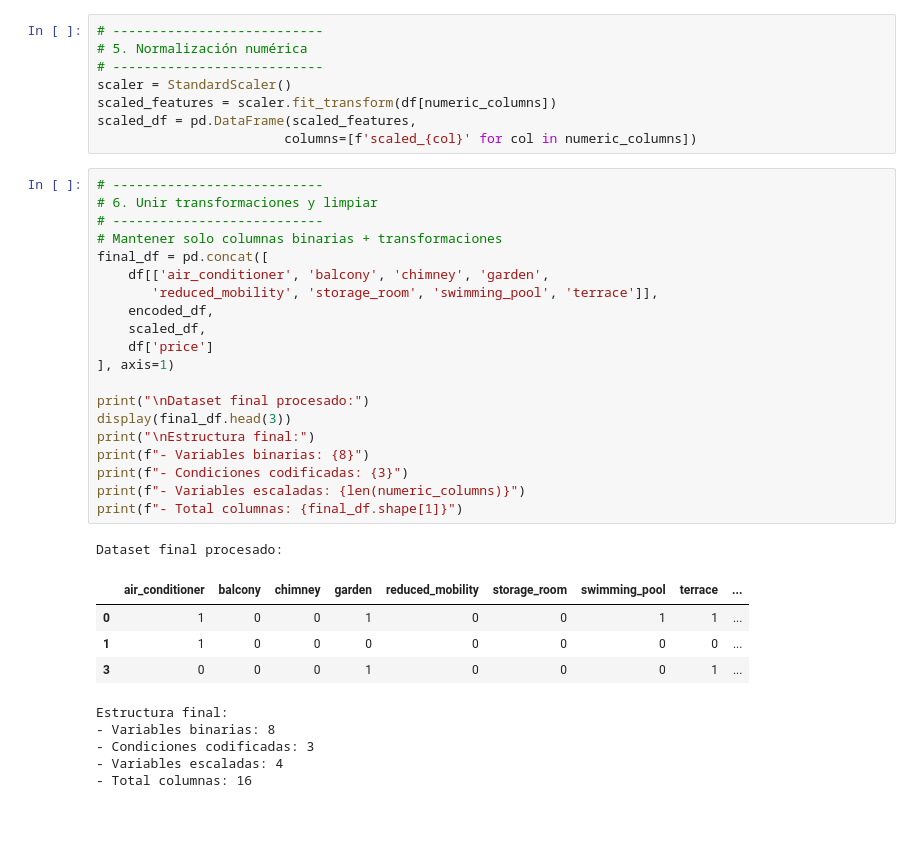
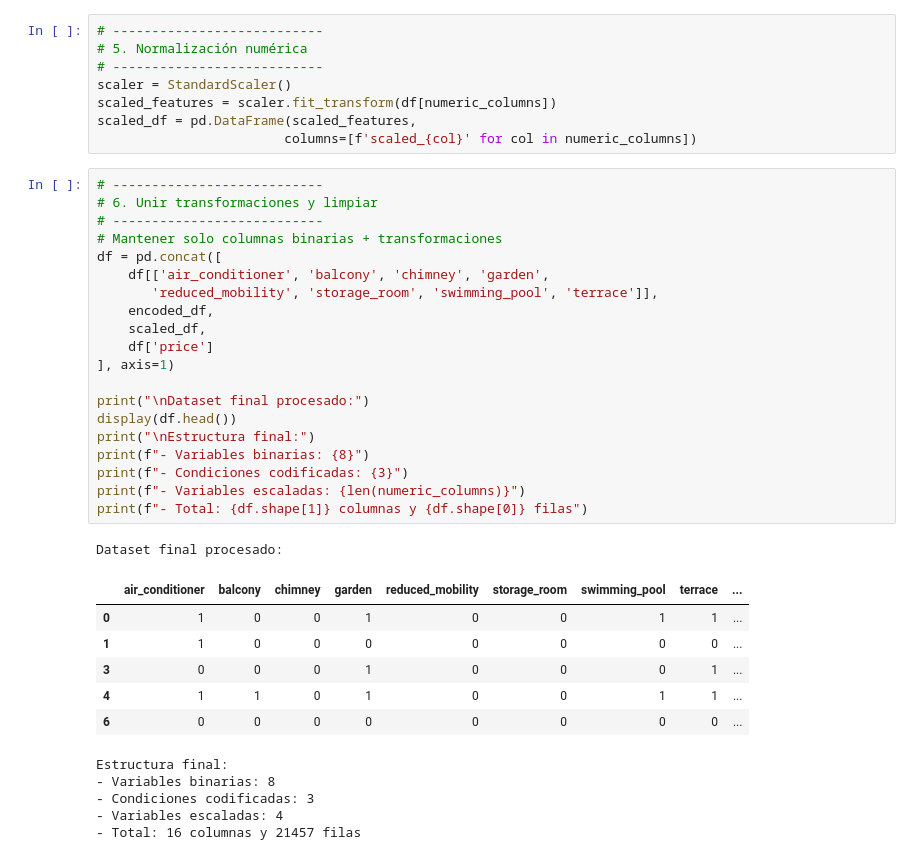
Before and after one commit to alejandrorod-tajamar/HousingPricesPrediction, a Jupyter notebook: Housing_Spain.ipynb, the cells around one changed output. Drawn from its saved outputs; the diff is of its cells as text; blank space fills up the shorter version.

```diff
--- a/Housing_Spain.ipynb
+++ b/Housing_Spain.ipynb
@@ -317,31 +317,33 @@ scaled_df = pd.DataFrame(scaled_features,
 # %%
 # ---------------------------
 # 6. Unir transformaciones y limpiar
 # ---------------------------
 # Mantener solo columnas binarias + transformaciones
-final_df = pd.concat([
+df = pd.concat([
     df[['air_conditioner', 'balcony', 'chimney', 'garden',
        'reduced_mobility', 'storage_room', 'swimming_pool', 'terrace']],
     encoded_df,
     scaled_df,
     df['price']
 ], axis=1)
 
 print("\nDataset final procesado:")
-display(final_df.head(3))
+display(df.head())
 print("\nEstructura final:")
 print(f"- Variables binarias: {8}")
 print(f"- Condiciones codificadas: {3}")
 print(f"- Variables escaladas: {len(numeric_columns)}")
-print(f"- Total columnas: {final_df.shape[1]}")
+print(f"- Total: {df.shape[1]} columnas y {df.shape[0]} filas")
 # %% [output]
 Dataset final procesado:
 |  | air_conditioner | balcony | chimney | garden | reduced_mobility | storage_room | swimming_pool | terrace | ... |
 | 0 | 1 | 0 | 0 | 1 | 0 | 0 | 1 | 1 | ... |
 | 1 | 1 | 0 | 0 | 0 | 0 | 0 | 0 | 0 | ... |
 | 3 | 0 | 0 | 0 | 1 | 0 | 0 | 0 | 1 | ... |
+| 4 | 1 | 1 | 0 | 1 | 0 | 0 | 1 | 1 | ... |
+| 6 | 0 | 0 | 0 | 0 | 0 | 0 | 0 | 0 | ... |
 Estructura final:
 - Variables binarias: 8
 - Condiciones codificadas: 3
 - Variables escaladas: 4
-- Total columnas: 16
+- Total: 16 columnas y 21457 filas
```
Also changed, not shown: parts of 7 cells of this notebook.
